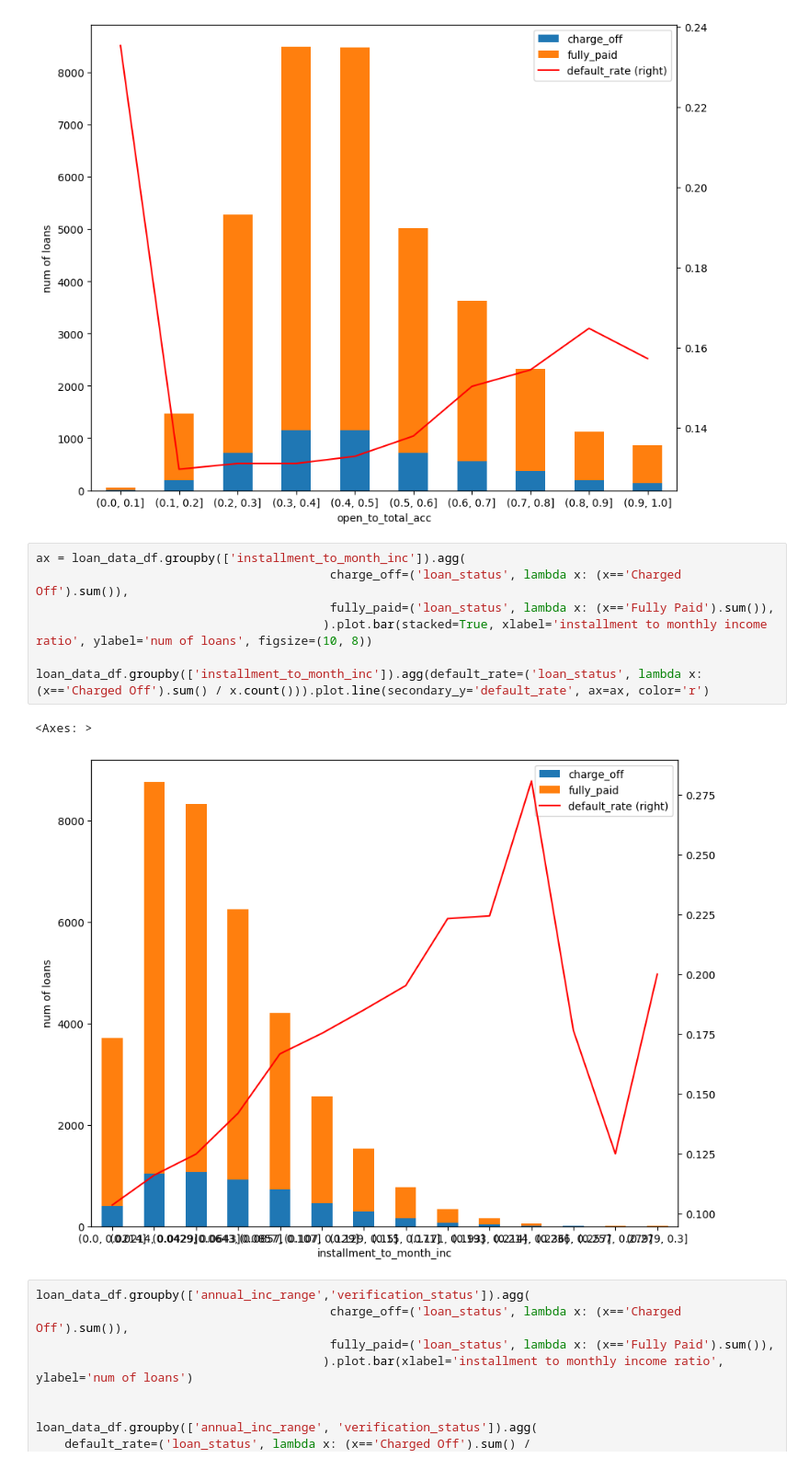
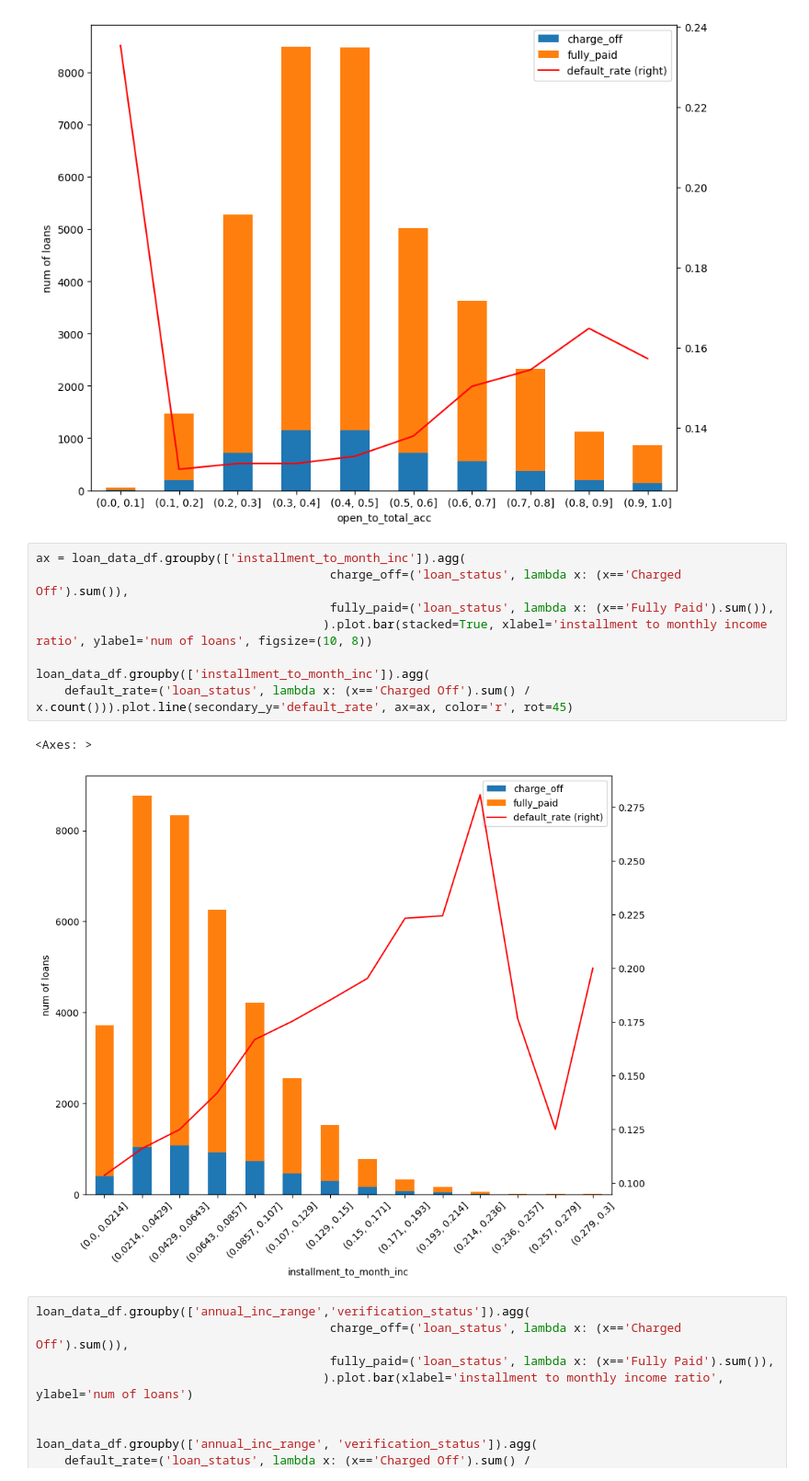
Before and after one commit to maniteja6799/lending_club_eda, a Jupyter notebook: CaseStudy_Loans_EDA.ipynb, the cells around one changed output. Shown at 92% size. Saved outputs shown, nothing was run; the diff lists cells and outputs as text.

Commit message:
feat: minor changes to payment rate vs defaulted loans graph

```diff
--- a/CaseStudy_Loans_EDA.ipynb
+++ b/CaseStudy_Loans_EDA.ipynb
@@ -486,13 +486,14 @@ plt.show()
 # %%
 ax = loan_data_df.groupby(['installment_to_month_inc']).agg(
                                          charge_off=('loan_status', lambda x: (x=='Charged Off').sum()),
                                          fully_paid=('loan_status', lambda x: (x=='Fully Paid').sum()),
                                         ).plot.bar(stacked=True, xlabel='installment to monthly income ratio', ylabel='num of loans', figsize=(10, 8))
 
-loan_data_df.groupby(['installment_to_month_inc']).agg(default_rate=('loan_status', lambda x: (x=='Charged Off').sum() / x.count())).plot.line(secondary_y='default_rate', ax=ax, color='r')
+loan_data_df.groupby(['installment_to_month_inc']).agg(
+    default_rate=('loan_status', lambda x: (x=='Charged Off').sum() / x.count())).plot.line(secondary_y='default_rate', ax=ax, color='r', rot=45)
 # %% [output]
 <Axes: >
-[figure, old version]
+[figure, new version]
 # %%
 loan_data_df.groupby(['annual_inc_range','verification_status']).agg(
                                          charge_off=('loan_status', lambda x: (x=='Charged Off').sum()),
```
Also changed, not shown: parts of 1 cell of this notebook.
